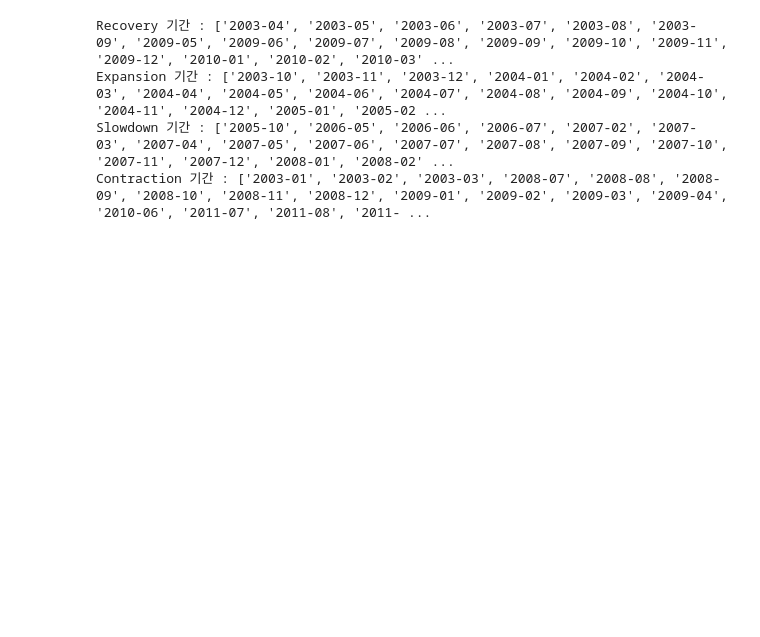
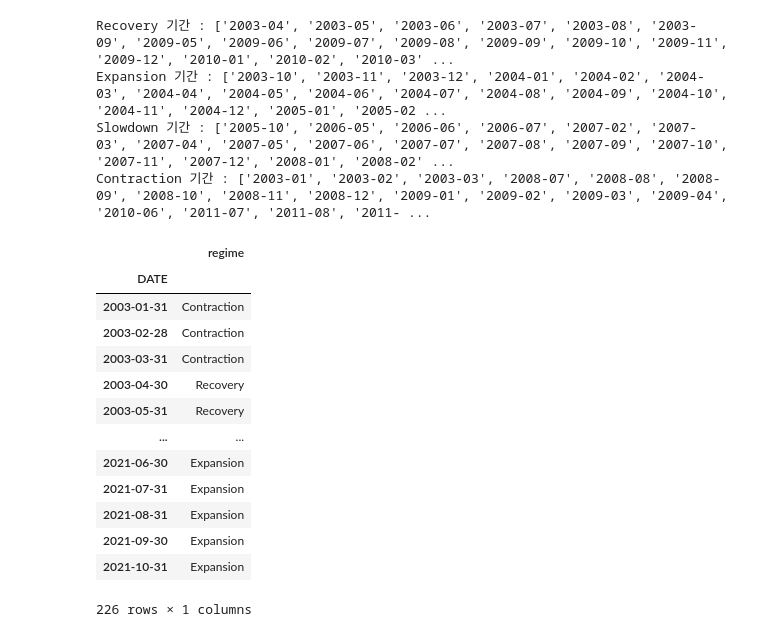
Before and after one commit to FELAB-KHU/S-PQuantTeam03, a Jupyter notebook: regime_re_지영_1121.ipynb, the cells around one changed output. Drawn from its saved outputs; the diff is of its cells as text; code cells hidden in the pictures; blank space fills up the shorter version.

```diff
--- a/regime_re_지영_1121.ipynb
+++ b/regime_re_지영_1121.ipynb
@@ -369,3 +369,22 @@ Recovery 기간 : ['2003-04', '2003-05', '2003-06', '2003-07', '2003-08', '2003-
 Expansion 기간 : ['2003-10', '2003-11', '2003-12', '2004-01', '2004-02', '2004-03', '2004-04', '2004-05', '2004-06', '2004-07', '2004-08', '2004-09', '2004-10', '2004-11', '2004-12', '2005-01', '2005-02 ...
 Slowdown 기간 : ['2005-10', '2006-05', '2006-06', '2006-07', '2007-02', '2007-03', '2007-04', '2007-05', '2007-06', '2007-07', '2007-08', '2007-09', '2007-10', '2007-11', '2007-12', '2008-01', '2008-02' ...
 Contraction 기간 : ['2003-01', '2003-02', '2003-03', '2008-07', '2008-08', '2008-09', '2008-10', '2008-11', '2008-12', '2009-01', '2009-02', '2009-03', '2009-04', '2010-06', '2011-07', '2011-08', '2011- ...
+# %%
+regime_all = pd.DataFrame(data['regime'])
+# %%
+regime_all
+# %% [output]
+|  | regime |
+| DATE |  |
+| 2003-01-31 | Contraction |
+| 2003-02-28 | Contraction |
+| 2003-03-31 | Contraction |
+| 2003-04-30 | Recovery |
+| 2003-05-31 | Recovery |
+| ... | ... |
+| 2021-06-30 | Expansion |
+| 2021-07-31 | Expansion |
+| 2021-08-31 | Expansion |
+| 2021-09-30 | Expansion |
+| 2021-10-31 | Expansion |
+226 rows × 1 columns
```
Also changed, not shown: parts of 1 cell of this notebook, 6 other files.
